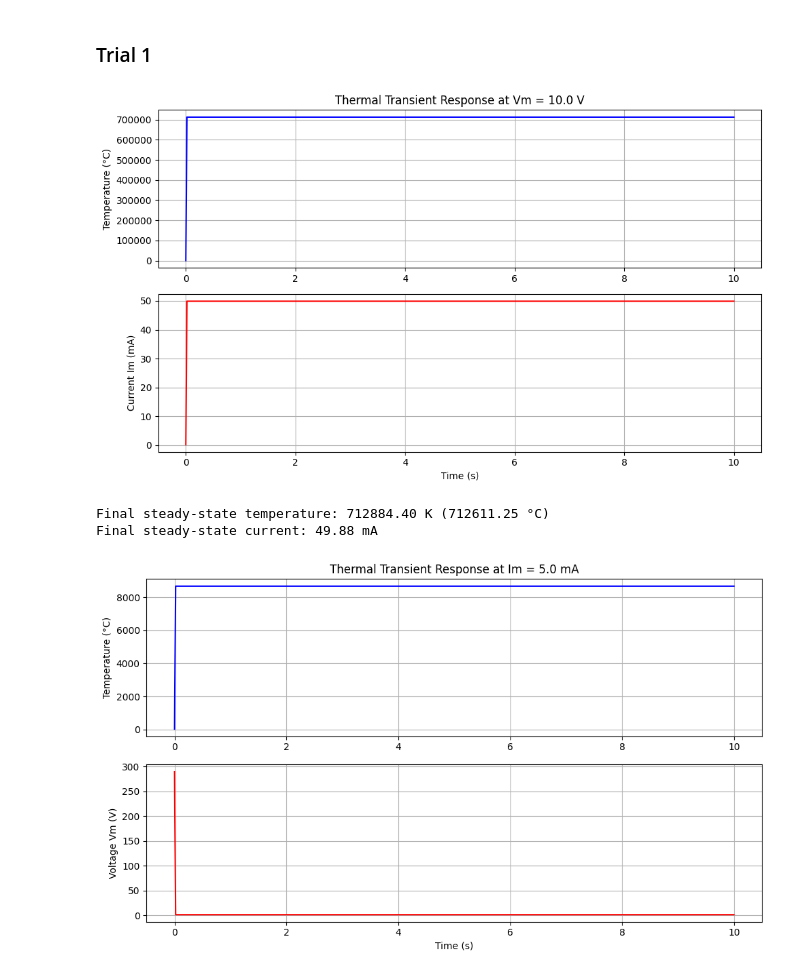
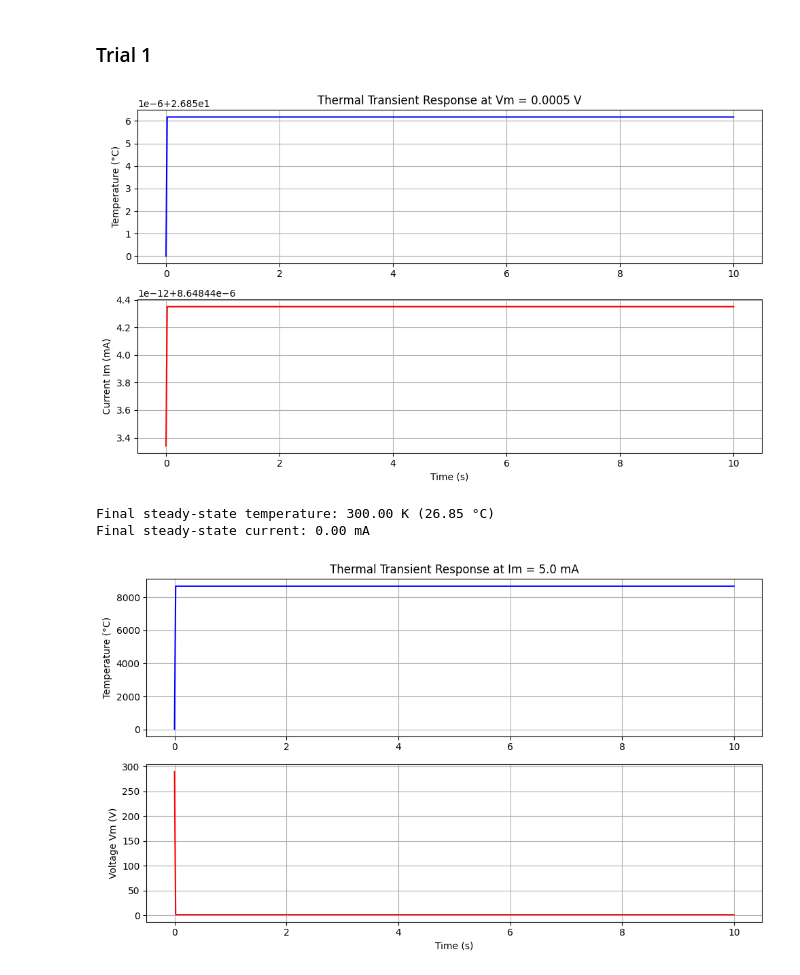
Before and after one commit to Sumalyo/MONN_work, a Jupyter notebook: MONN_Simulations.ipynb, the cells around one changed output. Cells and saved outputs as stored; diff of their text form; code cells hidden in the pictures.

```diff
--- a/MONN_Simulations.ipynb
+++ b/MONN_Simulations.ipynb
@@ -24,3 +24,25 @@ plt.ylabel("Y")
 plt.show()
 # %% [output]
 [figure]
+# %%
+import numpy as np
+from scipy.integrate import odeint
+import matplotlib.pyplot as plt
+
+# Initial condition
+y0 = 40
+
+# Time points
+t = np.linspace(0, 10,1000)
+
+# Define the differential equation using lambda
+# dy/dt = -y * t + 13
+dydt = lambda y, t: 5
+
+# Solve the ODE
+y = odeint(dydt, y0, t)
+
+plt.plot(t, y)
+plt.xlabel("Time")
+plt.ylabel("Y")
+plt.show()
@@ -412,7 +436,7 @@ import matplotlib.pyplot as plt
 # g1 = 3000.0      # Activation energy parameter (K)
 # g_th = 0.005     # Thermal conductance to ambient (W/K)
 # T_amb = 293.15   # Ambient temperature (K, e.g., 20°C)
-V_m_dc = 10.0    # Fixed DC Voltage input (V)
+V_m_dc = 0.0005    # Fixed DC Voltage input (V)
 g0=5e-3;
 g1=1700;
 C_th=1e-14;
@@ -473,36 +497,36 @@ T_transient = T_transient.flatten()
 # We use the final temperature array to calculate the corresponding current array
 def calculate_current(T, V_m, g0, g1):
     """Calculates Im = Vm * G(T)"""
     G_T = g0 * np.exp(-g1 / T)
     I_m = V_m * G_T
     return I_m
 
 I_m_transient = calculate_current(T_transient, V_m_dc, g0, g1)
 
 # --- 6. Plot the DC Transient Curve ---
 plt.figure(figsize=(10, 6))
 
 plt.subplot(2, 1, 1)
 plt.plot(t, T_transient - 273.15, 'b-') # Plot in Celsius for readability
 plt.title(f'Thermal Transient Response at Vm = {V_m_dc} V')
 plt.ylabel('Temperature (°C)')
 plt.grid(True)
 
 plt.subplot(2, 1, 2)
 plt.plot(t, I_m_transient * 1000, 'r-') # Plot in mA for readability
 plt.xlabel('Time (s)')
 plt.ylabel('Current Im (mA)')
 plt.grid(True)
 
 plt.tight_layout()
 plt.show()
 
 print(f"Final steady-state temperature: {T_transient[-1]:.2f} K ({T_transient[-1] - 273.15:.2f} °C)")
 print(f"Final steady-state current: {I_m_transient[-1]*1000:.2f} mA")
 # %% [output]
-[figure, old version]
+[figure, new version]
-Final steady-state temperature: 712884.40 K (712611.25 °C)
-Final steady-state current: 49.88 mA
+Final steady-state temperature: 300.00 K (26.85 °C)
+Final steady-state current: 0.00 mA
 # %%
 import numpy as np
 from scipy.integrate import odeint
```
Also changed, not shown: parts of 10 cells of this notebook.
